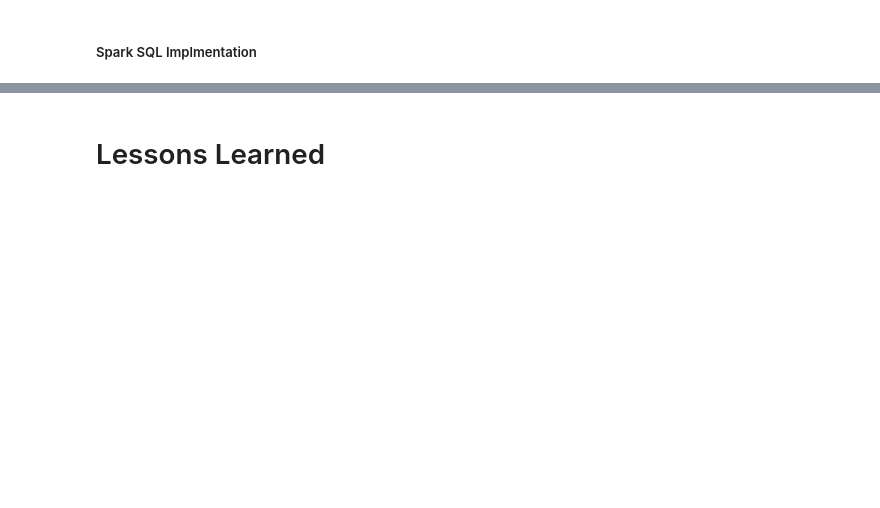
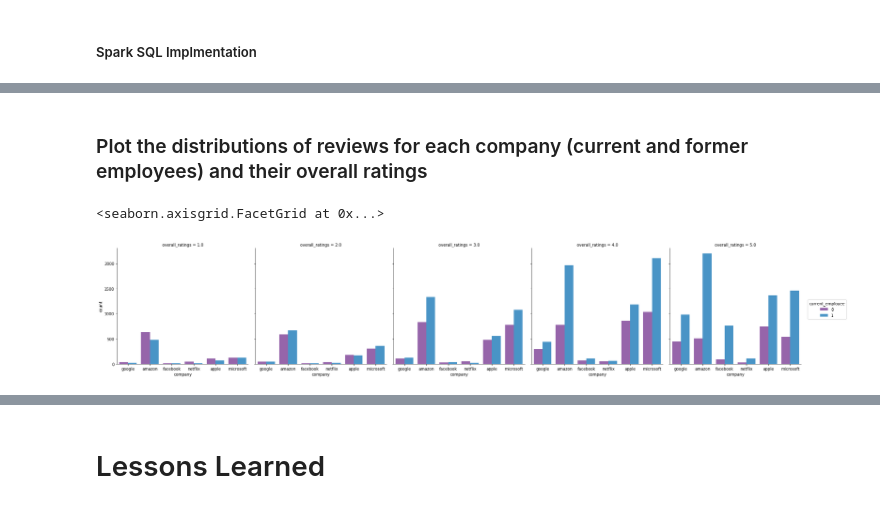
Before and after one commit to stirlingw/data-engineering-test, a Jupyter notebook: rakuten_engineering_test.ipynb, the cells around one changed output, grey strips where cells are left out. Drawn from its saved outputs; the diff is of its cells as text; code cells hidden in the pictures; blank space fills up the shorter version.

```diff
--- a/rakuten_engineering_test.ipynb
+++ b/rakuten_engineering_test.ipynb
@@ -446,0 +529,8 @@ only showing top 20 rows
+# %% [markdown]
+### Plot the distributions of reviews for each company (current and former employees) and their overall ratings
+# %%
+# sns.factorplot(x='Sex',hue='Pclass', data=df_train, col='Survived', kind='count', palette=['#ff0000','#006400','#0000ff'], size=5, aspect=1)
+sns.factorplot(x='company', hue='current_employee', data=reviews_pd_df, col='overall_ratings', kind='count', palette=["#9b59b6", "#3498db", "#95a5a6", "#e74c3c", "#34495e", "#2ecc71"], size=5, aspect=1)
+# %% [output]
+<seaborn.axisgrid.FacetGrid at 0x...>
+[figure, added]
```
Also changed, not shown: parts of 28 cells of this notebook, 1 other file.
